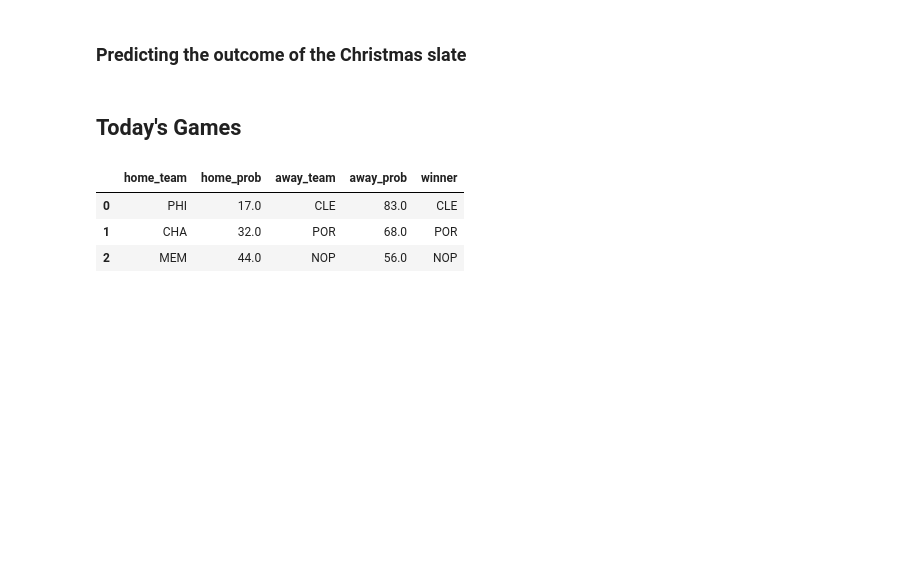
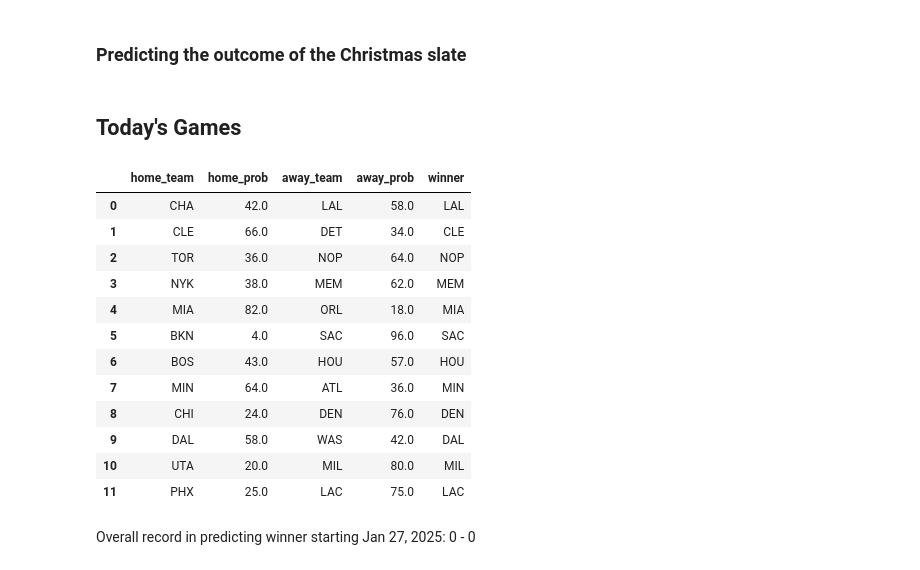
Before and after one commit to SehejGit/nba-win-predictions, a Jupyter notebook: win-probability.ipynb, the cells around one changed output. Drawn from its saved outputs; the diff is of its cells as text; code cells hidden in the pictures; blank space fills up the shorter version.

Commit message:
1/27 games

```diff
--- a/win-probability.ipynb
+++ b/win-probability.ipynb
@@ -387,13 +387,24 @@ todays_games
 # christmas
 # %% [markdown]
 ## Today's Games
-# %%
-home_teams = ['PHI', 'CHA', 'MEM']
-away_teams = ['CLE', 'POR', 'NOP']
-outcomes = predict_games(home_teams, away_teams, games, model, scaler)
-outcomes
-# %% [output]
-|  | home_team | home_prob | away_team | away_prob | winner |
-| 0 | PHI | 17.0 | CLE | 83.0 | CLE |
-| 1 | CHA | 32.0 | POR | 68.0 | POR |
-| 2 | MEM | 44.0 | NOP | 56.0 | NOP |
+# %%
+home_teams = ['CHA', 'CLE', 'TOR', 'NYK', 'MIA', 'BKN', 'BOS', 'MIN', 'CHI', 'DAL', 'UTA', 'PHX']
+away_teams = ['LAL', 'DET', 'NOP', 'MEM', 'ORL', 'SAC', 'HOU', 'ATL', 'DEN', 'WAS', 'MIL', 'LAC']
+outcomes = predict_games(home_teams, away_teams, games, model, scaler)
+outcomes
+# %% [output]
+|  | home_team | home_prob | away_team | away_prob | winner |
+| 0 | CHA | 42.0 | LAL | 58.0 | LAL |
+| 1 | CLE | 66.0 | DET | 34.0 | CLE |
+| 2 | TOR | 36.0 | NOP | 64.0 | NOP |
+| 3 | NYK | 38.0 | MEM | 62.0 | MEM |
+| 4 | MIA | 82.0 | ORL | 18.0 | MIA |
+| 5 | BKN | 4.0 | SAC | 96.0 | SAC |
+| 6 | BOS | 43.0 | HOU | 57.0 | HOU |
+| 7 | MIN | 64.0 | ATL | 36.0 | MIN |
+| 8 | CHI | 24.0 | DEN | 76.0 | DEN |
+| 9 | DAL | 58.0 | WAS | 42.0 | DAL |
+| 10 | UTA | 20.0 | MIL | 80.0 | MIL |
+| 11 | PHX | 25.0 | LAC | 75.0 | LAC |
+# %% [markdown]
+Overall record in predicting winner starting Jan 27, 2025: 0 - 0
```
